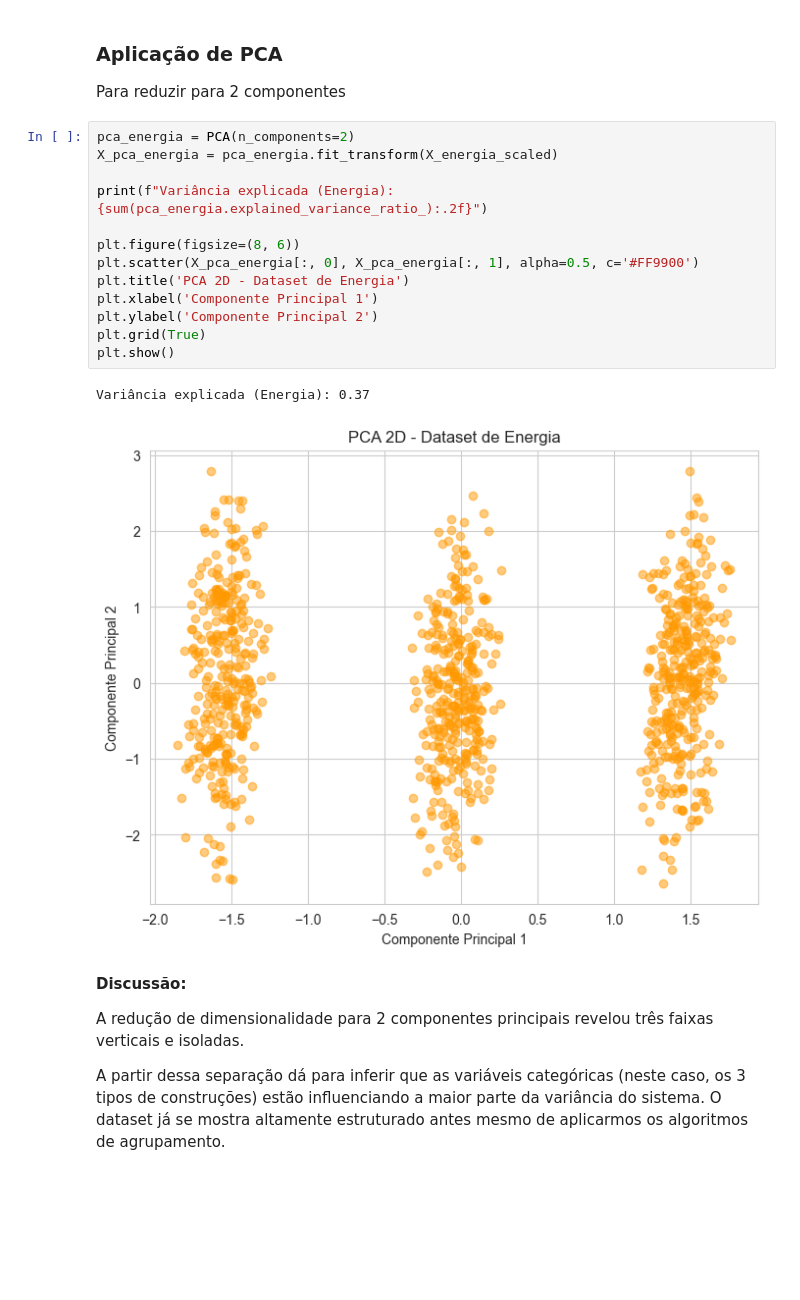
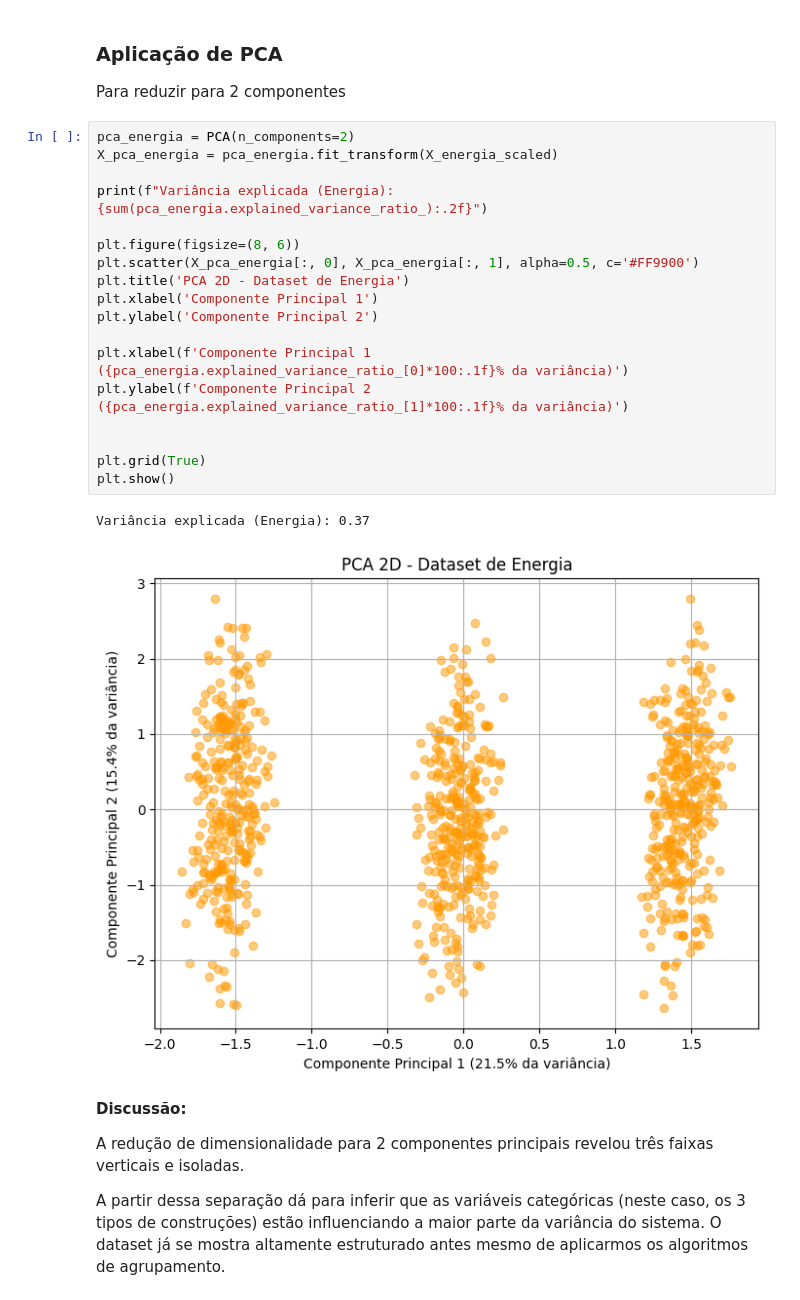
Before and after one commit to renanaqn/energy-weather-ml, a Jupyter notebook: nao_supervisionado.ipynb, the cells around one changed output. Saved outputs shown, nothing was run; the diff lists cells and outputs as text; blank space fills up the shorter version.

Commit message:
fix: ajuste na legenda de PCA

```diff
--- a/nao_supervisionado.ipynb
+++ b/nao_supervisionado.ipynb
@@ -39,19 +39,24 @@ Para reduzir para 2 componentes
 # %%
 pca_energia = PCA(n_components=2)
 X_pca_energia = pca_energia.fit_transform(X_energia_scaled)
 
 print(f"Variância explicada (Energia): {sum(pca_energia.explained_variance_ratio_):.2f}")
 
 plt.figure(figsize=(8, 6))
 plt.scatter(X_pca_energia[:, 0], X_pca_energia[:, 1], alpha=0.5, c='#FF9900')
 plt.title('PCA 2D - Dataset de Energia')
 plt.xlabel('Componente Principal 1')
 plt.ylabel('Componente Principal 2')
+
+plt.xlabel(f'Componente Principal 1 ({pca_energia.explained_variance_ratio_[0]*100:.1f}% da variância)')
+plt.ylabel(f'Componente Principal 2 ({pca_energia.explained_variance_ratio_[1]*100:.1f}% da variância)')
+
+
 plt.grid(True)
 plt.show()
 # %% [output]
 Variância explicada (Energia): 0.37
-[figure, old version]
+[figure, new version]
 # %% [markdown]
 **Discussão:**
 
```
Also changed, not shown: parts of 1 cell of this notebook.
